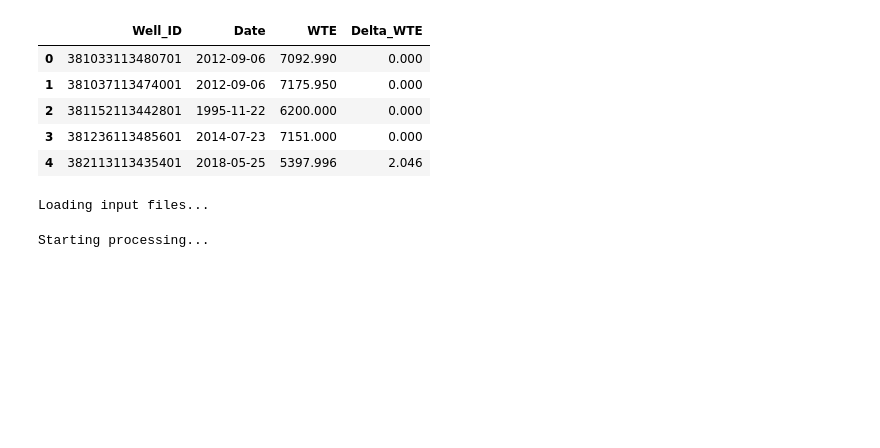
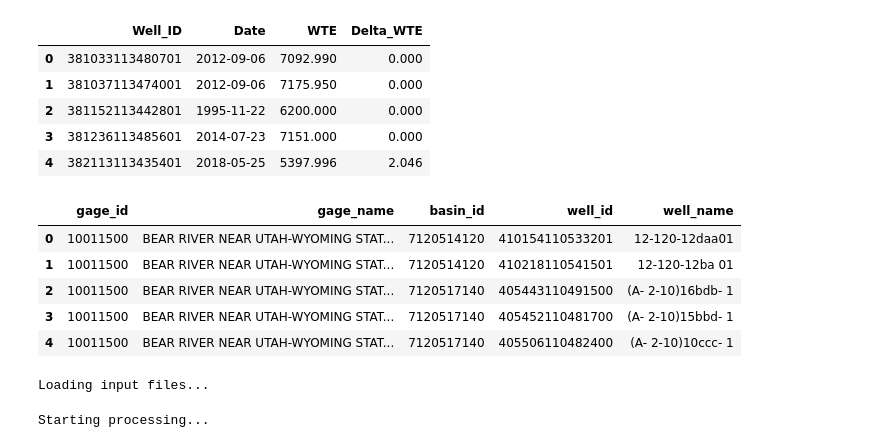
Before and after one commit to BYU-Hydroinformatics/gwbase, a Jupyter notebook: 3_GLSB_filter.ipynb, the cells around one changed output. Drawn from its saved outputs; the diff is of its cells as text; code cells hidden in the pictures; blank space fills up the shorter version.

```diff
--- a/3_GLSB_filter.ipynb
+++ b/3_GLSB_filter.ipynb
@@ -246,6 +261,16 @@ final_measurements_delta.head()
 | 2 | 381152113442801 | 1995-11-22 | 6200.000 | 0.000 |
 | 3 | 381236113485601 | 2014-07-23 | 7151.000 | 0.000 |
 | 4 | 382113113435401 | 2018-05-25 | 5397.996 | 2.046 |
+# %%
+relationships_df=pd.read_csv('gage_well_relationships2.csv')
+relationships_df.head()
+# %% [output]
+|  | gage_id | gage_name | basin_id | well_id | well_name |
+| 0 | 10011500 | BEAR RIVER NEAR UTAH-WYOMING STAT... | 7120514120 | 410154110533201 | 12-120-12daa01 |
+| 1 | 10011500 | BEAR RIVER NEAR UTAH-WYOMING STAT... | 7120514120 | 410218110541501 | 12-120-12ba 01 |
+| 2 | 10011500 | BEAR RIVER NEAR UTAH-WYOMING STAT... | 7120517140 | 405443110491500 | (A- 2-10)16bdb- 1 |
+| 3 | 10011500 | BEAR RIVER NEAR UTAH-WYOMING STAT... | 7120517140 | 405452110481700 | (A- 2-10)15bbd- 1 |
+| 4 | 10011500 | BEAR RIVER NEAR UTAH-WYOMING STAT... | 7120517140 | 405506110482400 | (A- 2-10)10ccc- 1 |
 # %%
 import pandas as pd
 import numpy as np
```
Also changed, not shown: parts of 7 cells of this notebook.
